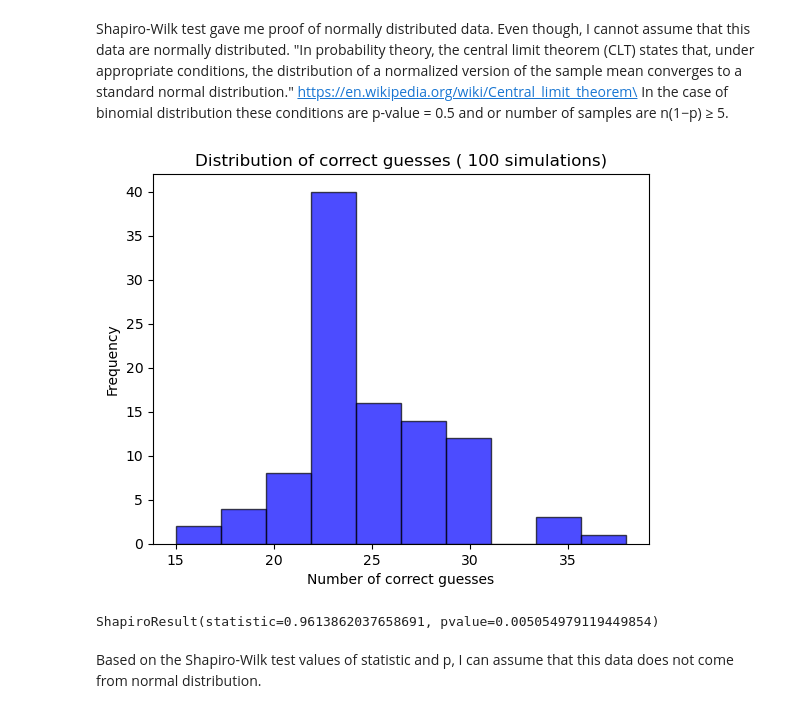
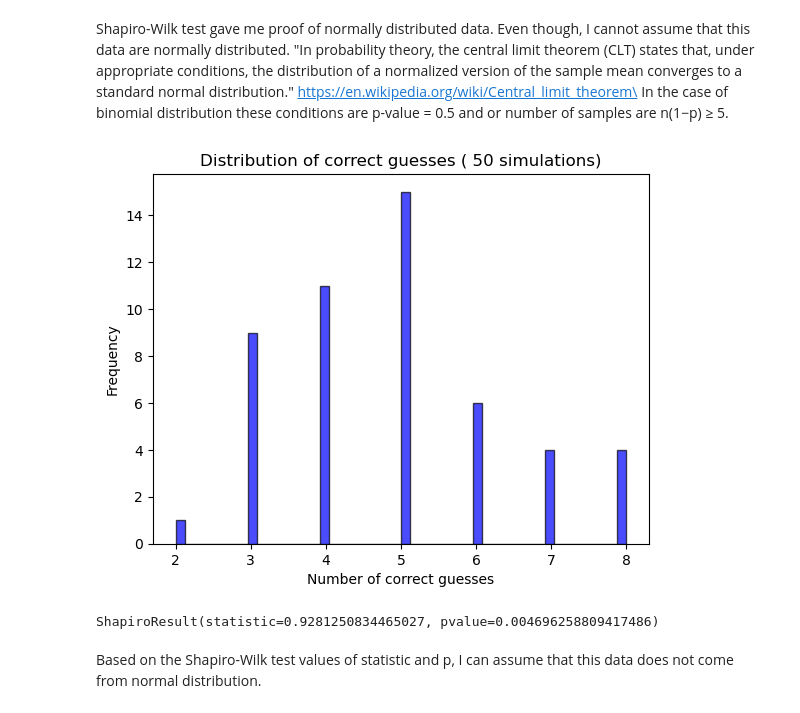
Before and after one commit to lmacakova/applied_statistics_r, a Jupyter notebook: problems.ipynb, the cells around one changed output. Cells and saved outputs as stored; diff of their text form; code cells hidden in the pictures.

```diff
--- a/problems.ipynb
+++ b/problems.ipynb
@@ -445,25 +425,25 @@ Shapiro-Wilk test gave me proof of normally distributed data. Even though, I can
 https://en.wikipedia.org/wiki/Central_limit_theorem\
 In the case of binomial distribution these conditions are p-value = 0.5 and or number of samples are n(1−p) ≥ 5.
 # %%
-# Simulation of 100 people guessing 100 questions, each with 4 options, only 1 is correct
-questions4 = 100   # number of questions
+# Simulation of 50 people guessing 20 questions, each with 4 options, only 1 is correct
+questions4 = 20   # number of questions
 p4 = 0.25             # 1 from 4 answers is correct
-trials4 = 100 # simulate 100times
+trials4 = 50 # simulate 50 times
 
 scores4 = np.random.binomial(questions4, p4, trials4)
 # %%
 # plot histogram
-plt.hist(scores4, bins=10, edgecolor='black', alpha=0.7, color='blue')
+plt.hist(scores4, bins=50, edgecolor='black', alpha=0.7, color='blue')
 plt.xlabel('Number of correct guesses')
 plt.ylabel('Frequency')
-plt.title('Distribution of correct guesses ( 100 simulations)')
+plt.title('Distribution of correct guesses ( 50 simulations)')
 plt.show()
 # %% [output]
-[figure, old version]
+[figure, new version]
 # %%
 normal_bool4=stats.shapiro(scores4)
 normal_bool4
 # %% [output]
-ShapiroResult(statistic=0.9613862037658691, pvalue=0.005054979119449854)
+ShapiroResult(statistic=0.9281250834465027, pvalue=0.004696258809417486)
 # %% [markdown]
 Based on the Shapiro-Wilk test values of statistic and p, I can assume that this data does not come from normal distribution.
```
Also changed, not shown: parts of 17 cells of this notebook.
